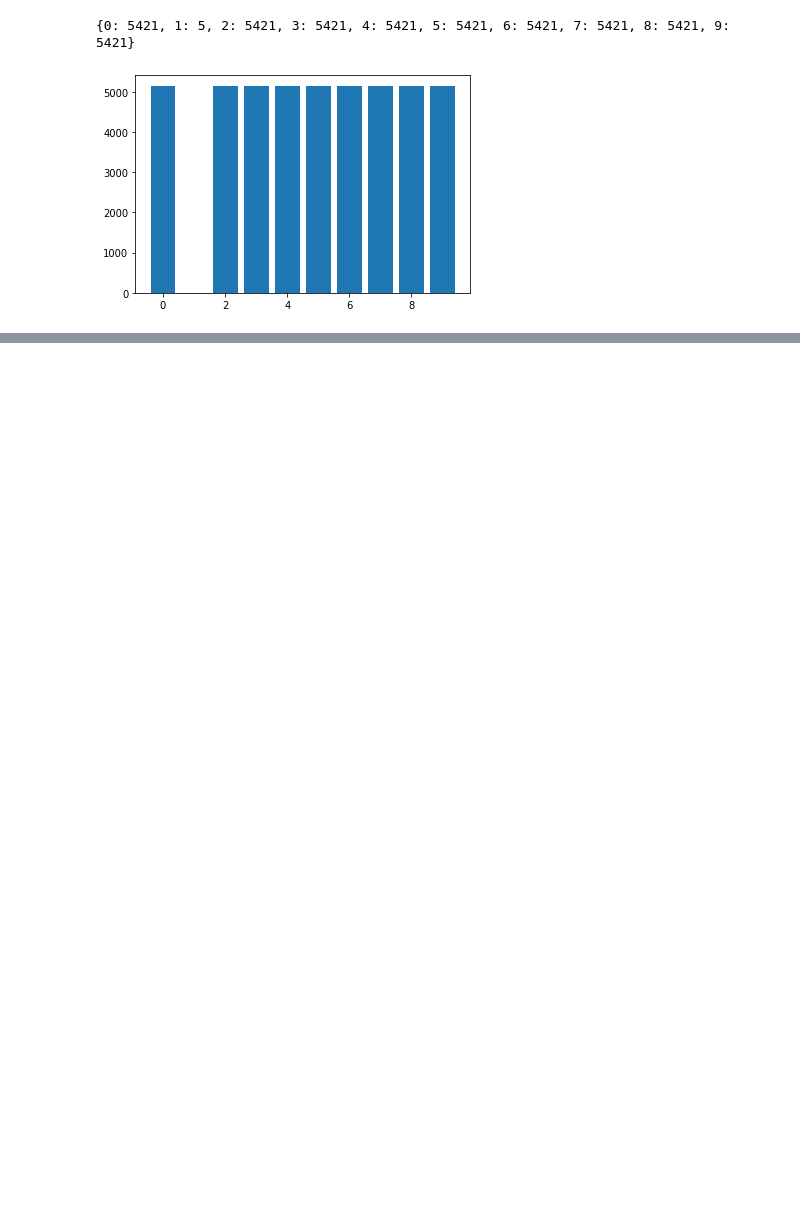
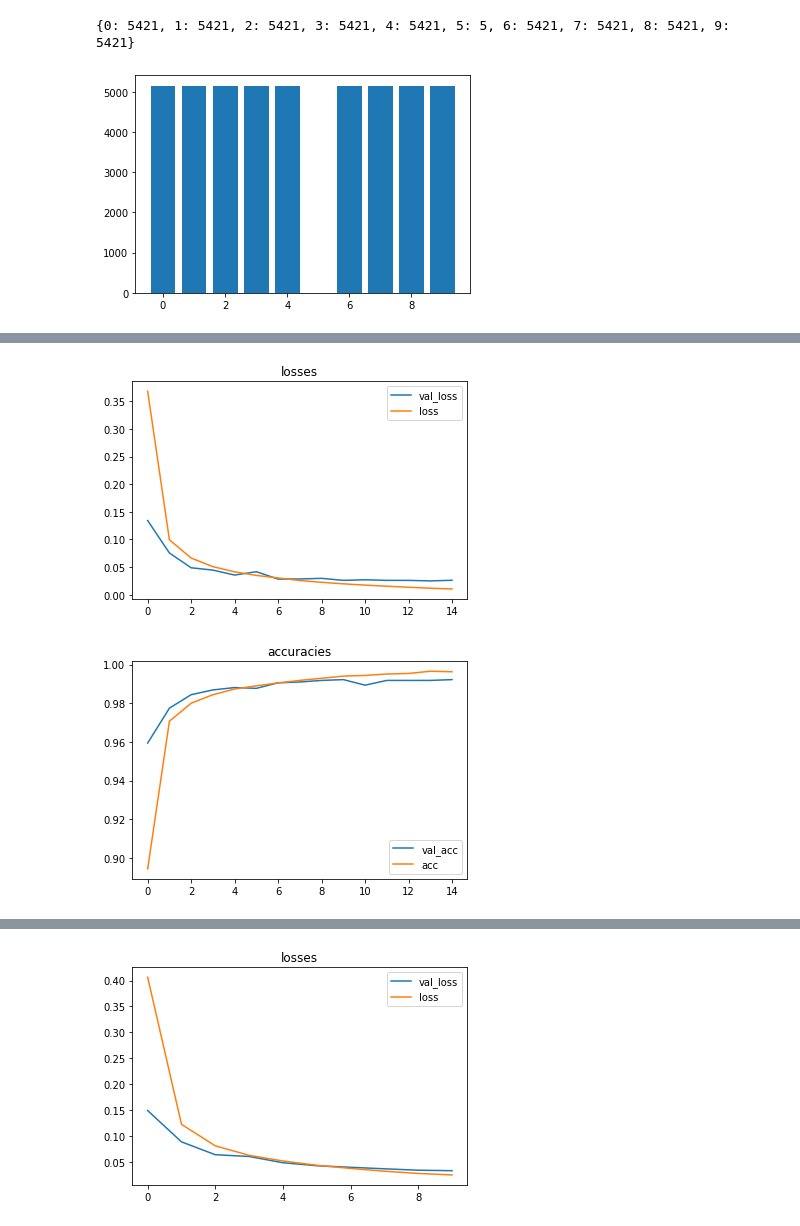
Before and after one commit to wojciechowskiofficial/adversarial_learning, a Jupyter notebook: aos_optimization.ipynb, the cells around one changed output, grey strips where cells are left out. Saved outputs shown, nothing was run; the diff lists cells and outputs as text; code cells hidden in the pictures; blank space fills up the shorter version.

Commit message:
mnist epsilon optimization with plots

```diff
--- a/aos_optimization.ipynb
+++ b/aos_optimization.ipynb
@@ -44,9 +44,66 @@ with tf.device('CPU:0'):
     imb_train_images_tf = tf.cast(imb_train_images_expanded, dtype = tf.float32) / 255.0
     imb_validation_images_tf = tf.cast(imb_validation_images_expanded, dtype = tf.float32) / 255.0
     test_images_tf = tf.cast(test_images_expanded, dtype = tf.float32) / 255.0
-    gmeans = list()
-    fscores = list()
-for epsilon in np.linspace(0.01, 0.5, 20):
+
+    print(f'before ros {hf.Imbalance.get_set_distribution(imb_train_labels)}')
+
+    (cp_img, cp_labels) = (imb_train_images, imb_train_labels)
+
+    imb_train_shape = imb_train_images.shape
+    imb_train_images = imb_train_images.reshape(imb_train_shape[0],
+                                            imb_train_shape[1] * imb_train_shape[2])
+
+
+
+    ros = imblearn.over_sampling.RandomOverSampler(random_state = 0)
+    (ros_train_images, ros_train_labels) = ros.fit_resample(imb_train_images, imb_train_labels)
+
+
+
+    ros_train_images = ros_train_images.reshape(ros_train_images.shape[0],
+                                            imb_train_shape[1],
+                                            imb_train_shape[2])
+
+
+
+    permutation = np.random.permutation(np.arange(ros_train_images.shape[0]))
+    print(permutation)
+    ros_train_images = ros_train_images[permutation]
+    ros_train_labels = ros_train_labels[permutation]
+
+    print(f'after ros {hf.Imbalance.get_set_distribution(ros_train_labels)}')
+
+
+    ros_train_images_expanded = np.expand_dims(ros_train_images, axis = 3)
+    ros_train_images_tf = tf.cast(ros_train_images_expanded, dtype = tf.float32) / 255.0
+    optimizer = tf.keras.optimizers.Adam(learning_rate = 0.0001)
+    loss = tf.keras.losses.SparseCategoricalCrossentropy(from_logits = True)
+    metrics = ['acc']
+    callbacks = list()
+    model_ros = tf.keras.models.Sequential()
+history = model_run(model_ros, 15, ros_train_images_tf, ros_train_labels,
+                    imb_validation_images_tf, imb_validation_labels,
+                    optimizer, loss, metrics, callbacks)
+plt.title('losses')
+plt.plot(history.history['val_loss'], label = 'val_loss')
+plt.plot(history.history['loss'], label = 'loss')
+plt.legend(loc = 'best')
+plt.show()
+plt.title('accuracies')
+plt.plot(history.history['val_acc'], label = 'val_acc')
+plt.plot(history.history['acc'], label = 'acc')
+plt.legend(loc = 'best')
+plt.show()
+with tf.device('CPU:0'):
+    model_ros_test_preds = tf.argmax(model_ros(test_images_tf), axis=-1)
+    model_ros_gmean = imblearn.metrics.geometric_mean_score(test_labels, model_ros_test_preds,
+                                                           correction = np.finfo(np.float32).eps)
+    model_ros_fscore = sklearn.metrics.f1_score(test_labels, model_ros_test_preds, average = 'macro')
+    print(f'gmean: {model_ros_gmean} \nfscore: {model_ros_fscore}')
+gmeans = list()
+fscores = list()
+(imb_train_images, imb_train_labels) = (cp_img, cp_labels)
+for epsilon in np.linspace(0.01, 0.5, 10):
     optimizer = tf.keras.optimizers.Adam(learning_rate = 0.0001)
     loss = tf.keras.losses.SparseCategoricalCrossentropy(from_logits = True)
     metrics = ['acc']
@@ -63,38 +120,39 @@ for epsilon in np.linspace(0.01, 0.5, 20):
     with tf.device('CPU:0'):
         aos_train_images = np.true_divide(aos_train_images, 255.0)
         aos_train_images_tf = tf.cast(aos_train_images, dtype = tf.float32)
+    optimizer = tf.keras.optimizers.Adam(learning_rate = 0.00001)
     aos_history = model_aos.fit(aos_train_images_tf, aos_train_labels, epochs = 5,
                                 validation_data = (imb_validation_images_tf, imb_validation_labels))
     plt.title('losses')
     plt.plot(history.history['val_loss'], label = 'val_loss')
     plt.plot(history.history['loss'], label = 'loss')
     plt.legend(loc = 'best')
     plt.show()
     plt.title('accuracies')
     plt.plot(history.history['val_acc'], label = 'val_acc')
     plt.plot(history.history['acc'], label = 'acc')
     plt.legend(loc = 'best')
     plt.show()
     print('aos')
     plt.title('losses')
     plt.plot(aos_history.history['val_loss'], label = 'val_loss')
     plt.plot(aos_history.history['loss'], label = 'loss')
     plt.legend(loc = 'best')
     plt.show()
     plt.title('accuracies')
     plt.plot(aos_history.history['val_acc'], label = 'val_acc')
     plt.plot(aos_history.history['acc'], label = 'acc')
     plt.legend(loc = 'best')
     plt.show()
     with tf.device('CPU:0'):
         model_aos_test_preds = tf.argmax(model_aos(test_images_tf), axis=-1)
         model_aos_gmean = imblearn.metrics.geometric_mean_score(test_labels, model_aos_test_preds,
                                                                correction = np.finfo(np.float32).eps)
         model_aos_fscore = sklearn.metrics.f1_score(test_labels, model_aos_test_preds, average = 'macro')
     print(f'gmean: {model_aos_gmean} \nfscore: {model_aos_fscore}')
     gmeans.append(model_aos_gmean)
     fscores.append(model_aos_fscore)
 # %% [output]
-{0: 5421, 1: 5, 2: 5421, 3: 5421, 4: 5421, 5: 5421, 6: 5421, 7: 5421, 8: 5421, 9: 5421}
+{0: 5421, 1: 5421, 2: 5421, 3: 5421, 4: 5421, 5: 5, 6: 5421, 7: 5421, 8: 5421, 9: 5421}
-[figure, old version]
+[figure, new version]
 mu = 0.1, rho = 1287.5
@@ -100,0 +175,2 @@ mu = 0.1, rho = 1287.5
+[figure, added]
+[figure, added]
@@ -101,0 +194 @@ RuntimeError: /job:localhost/replica:0/task:0/device:GPU:0 unknown device.
+[figure, added]
```
Also changed, not shown: parts of 3 cells of this notebook.
